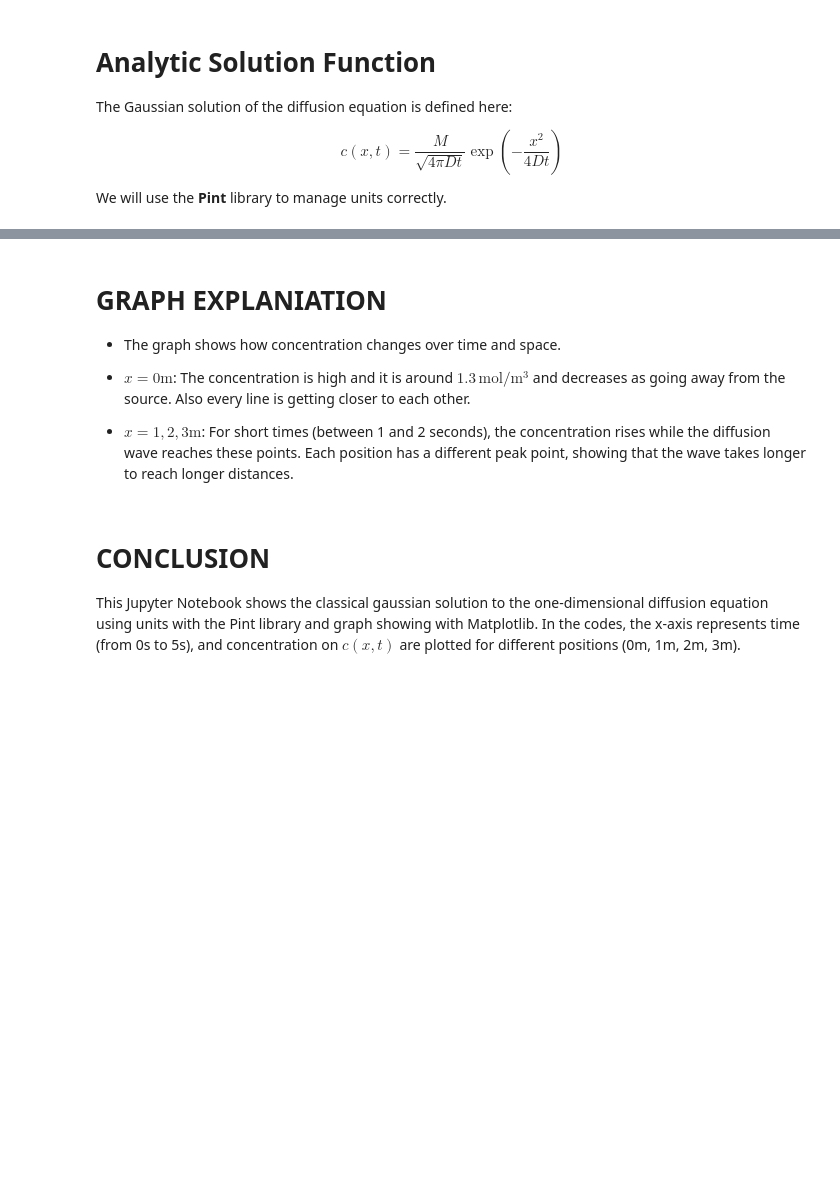
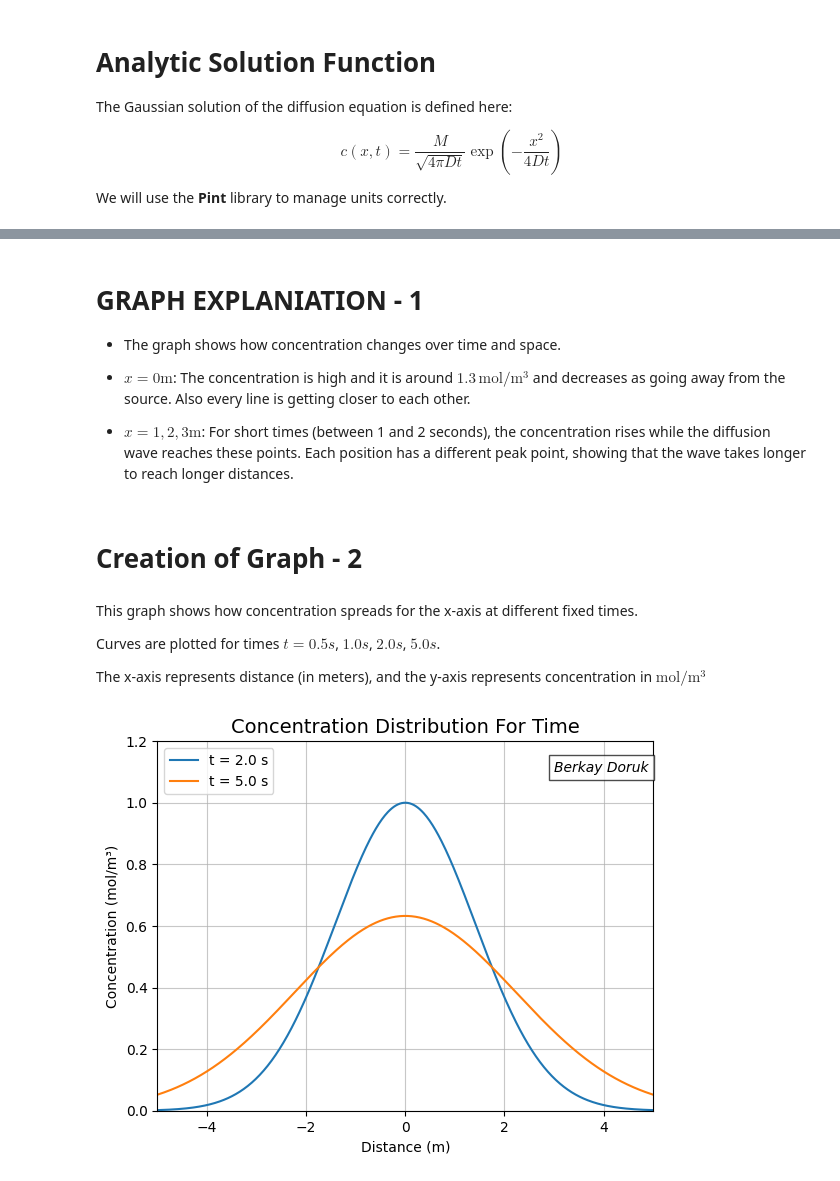
Before and after one commit to berkaydoruk/AGH-MPS-2025, a Jupyter notebook: lab_02/MPS-LAB.ipynb, the cells around one changed output, grey strips where cells are left out. Drawn from its saved outputs; the diff is of its cells as text; code cells hidden in the pictures; blank space fills up the shorter version.

Commit message:
Adding graph and changes on git action

```diff
--- a/lab_02/MPS-LAB.ipynb
+++ b/lab_02/MPS-LAB.ipynb
@@ -60,6 +60,9 @@ positions = Q([0, 1, 2, 3], 'm')  # Focused near origin
 
 # Time (avoids division by zero at t=0)
 t = Q(np.linspace(0.1, 5, 500), 's')
+# %%
+selected_times = Q([2.0, 5.0], 's')
+x_range = Q(np.linspace(-5, 5, 500), 'm')
 # %% [markdown]
 # Analytic Solution Function
 
@@ -113,12 +115,37 @@ plt.show()
 # %% [markdown]
-# GRAPH EXPLANIATION
+# GRAPH EXPLANIATION - 1
 
 - The graph shows how concentration changes over time and space.
 
 - **$x = 0 \mathrm{m}$**: The concentration is high and it is around $1.3 \, \mathrm{mol/m^3}$ and decreases as going away from the source. Also every line is getting closer to each other.
 
 - **$x = 1, 2, 3 \mathrm{m}$**: For short times (between 1 and 2 seconds), the concentration rises while the diffusion wave reaches these points. Each position has a different peak point, showing that the wave takes longer to reach longer distances.
-# %% [markdown]
-# CONCLUSION
-
-This Jupyter Notebook shows the classical gaussian solution to the one-dimensional diffusion equation using units with the Pint library and graph showing with Matplotlib. In the codes, the x‑axis represents time (from 0s to 5s), and concentration on $c(x,t)$ are plotted for different positions (0m, 1m, 2m, 3m).
+# %% [markdown]
+# Creation of Graph - 2
+# %% [markdown]
+This graph shows how concentration spreads for the x-axis at different fixed times.
+
+Curves are plotted for times $t=0.5s$, $1.0s$, $2.0s$, $5.0s$.
+
+The x-axis represents distance (in meters), and the y-axis represents concentration in $\mathrm{mol/m^3}$
+# %%
+for t_val in selected_times:
+    c = concentration(x_range, t_val).to('mol/m^3')
+    plt.plot(x_range.magnitude, c.magnitude, label=f't = {t_val:~P}')
+
+plt.xlabel(f'Distance ({x_range.units:~P})')
+plt.ylabel(f'Concentration ({c.units:~P})')
+plt.xlim(x_range[0].magnitude, x_range[-1].magnitude)
+plt.ylim(0, 1.2)
+
+plt.title("Concentration Distribution For Time", fontsize=14)
+plt.grid(True, alpha=0.7)
+plt.legend()
+
+plt.text(3, 1.1, 'Berkay Doruk', style='italic', bbox={'facecolor': 'white', 'alpha': 0.7})
+
+# Save as PDF
+# plt.savefig('diffusion_spatial_profile.pdf', bbox_inches='tight')
+plt.show()
+# %% [output]
+[figure, added]
```
Also changed, not shown: parts of 5 cells of this notebook, 2 other files.
